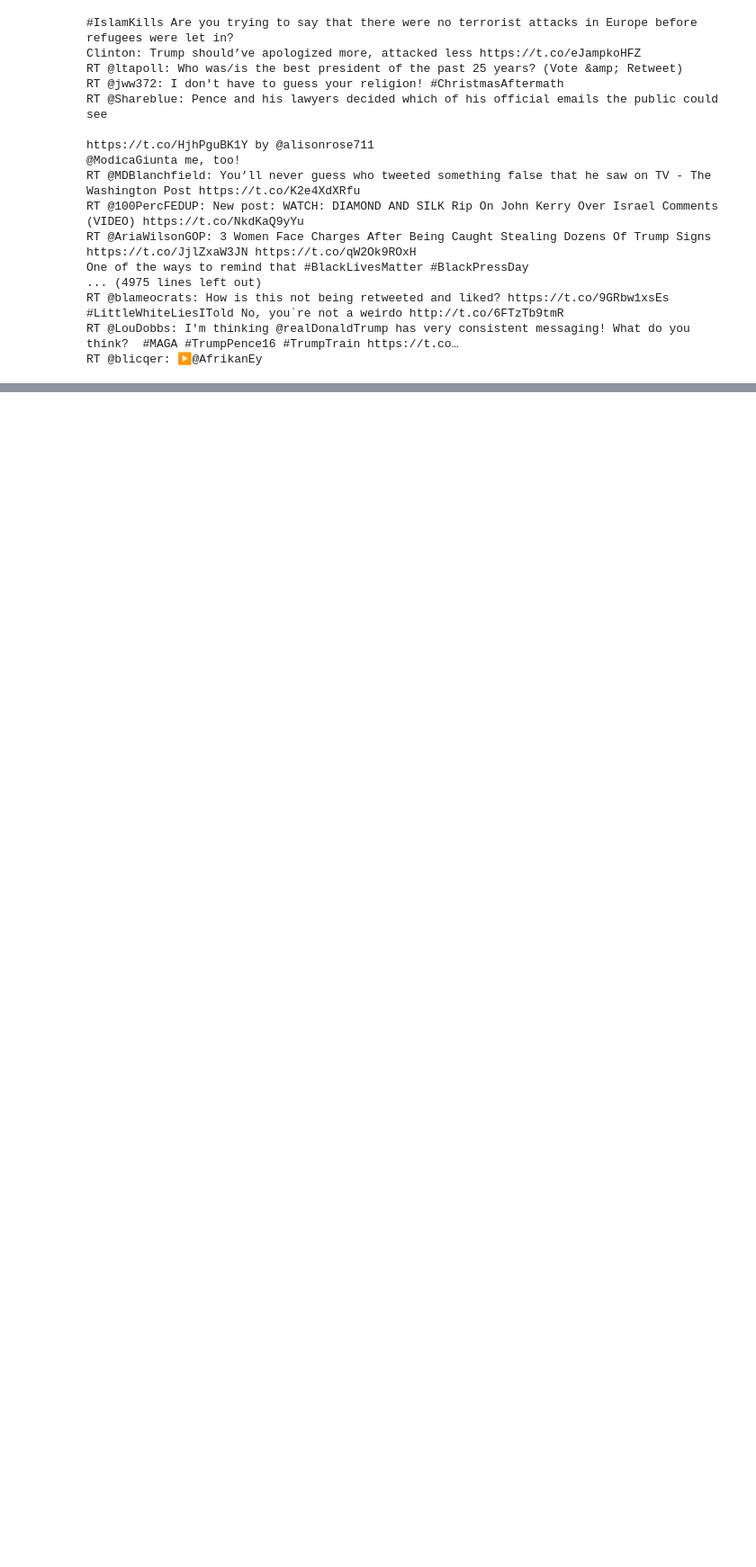
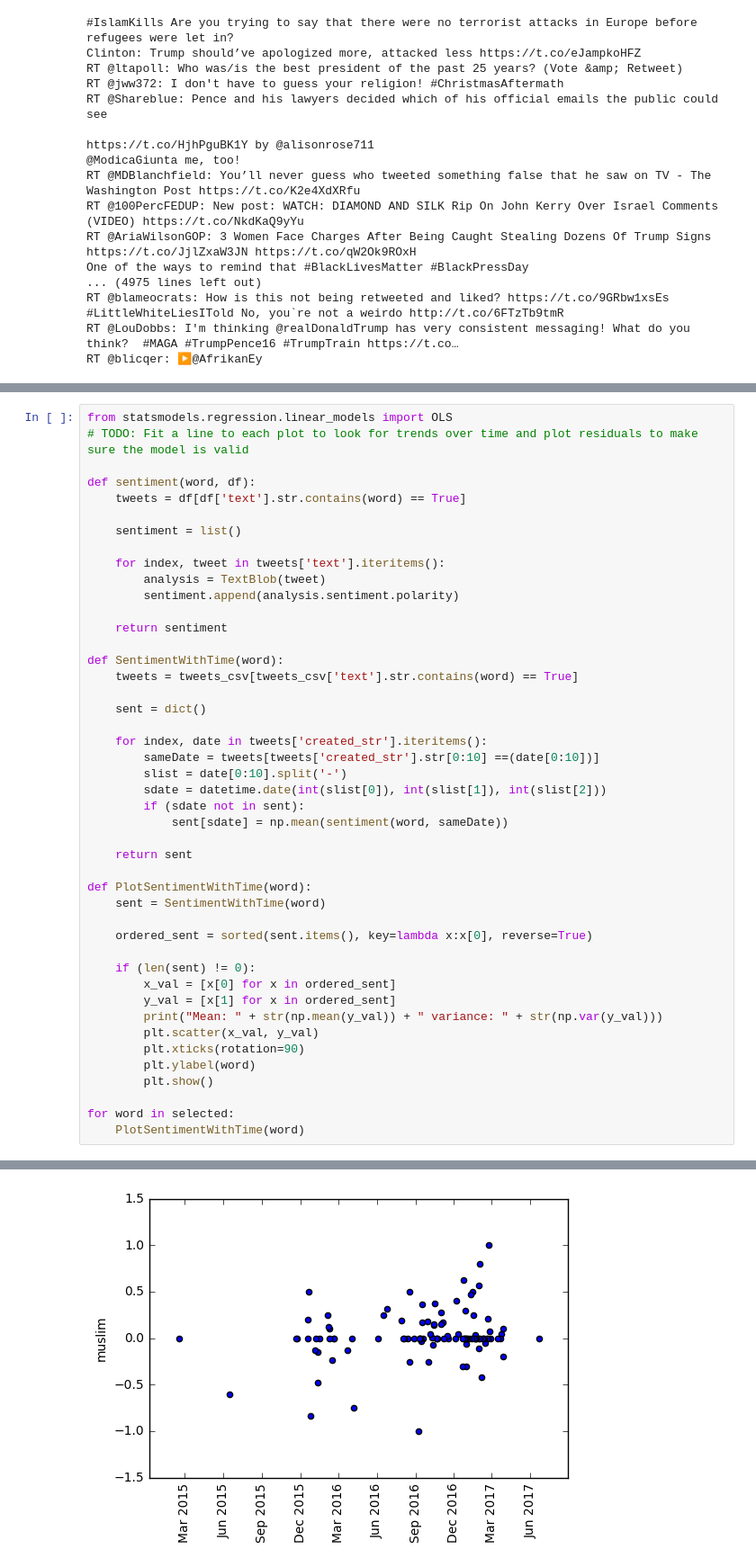
Before and after one commit to NumbersAndStuff/STAT689-Project, a Jupyter notebook: ProjectNotebook.ipynb, the cells around one changed output, grey strips where cells are left out. Shown at 90% size. Saved outputs shown, nothing was run; the diff lists cells and outputs as text; blank space fills up the shorter version.

```diff
--- a/ProjectNotebook.ipynb
+++ b/ProjectNotebook.ipynb
@@ -157,0 +204,46 @@ for word in selected.keys():
+# %%
+from statsmodels.regression.linear_models import OLS
+# TODO: Fit a line to each plot to look for trends over time and plot residuals to make sure the model is valid
+
+def sentiment(word, df):
+    tweets = df[df['text'].str.contains(word) == True]
+
+    sentiment = list()
+
+    for index, tweet in tweets['text'].iteritems():
+        analysis = TextBlob(tweet)
+        sentiment.append(analysis.sentiment.polarity)
+
+    return sentiment
+
+def SentimentWithTime(word):
+    tweets = tweets_csv[tweets_csv['text'].str.contains(word) == True]
+
+    sent = dict()
+
+    for index, date in tweets['created_str'].iteritems():
+        sameDate = tweets[tweets['created_str'].str[0:10] ==(date[0:10])]
+        slist = date[0:10].split('-')
+        sdate = datetime.date(int(slist[0]), int(slist[1]), int(slist[2]))
+        if (sdate not in sent):
+            sent[sdate] = np.mean(sentiment(word, sameDate))
+
+    return sent
+
+def PlotSentimentWithTime(word):
+    sent = SentimentWithTime(word)
+
+    ordered_sent = sorted(sent.items(), key=lambda x:x[0], reverse=True)
+
+    if (len(sent) != 0):
+        x_val = [x[0] for x in ordered_sent]
+        y_val = [x[1] for x in ordered_sent]
+        print("Mean: " + str(np.mean(y_val)) + " variance: " + str(np.var(y_val)))
+        plt.scatter(x_val, y_val)
+        plt.xticks(rotation=90)
+        plt.ylabel(word)
+        plt.show()
+
+for word in selected:
+    PlotSentimentWithTime(word)
+# %% [output]
@@ -157,0 +251 @@ for word in selected.keys():
+[figure, added]
```
Also changed, not shown: parts of 5 cells of this notebook.
